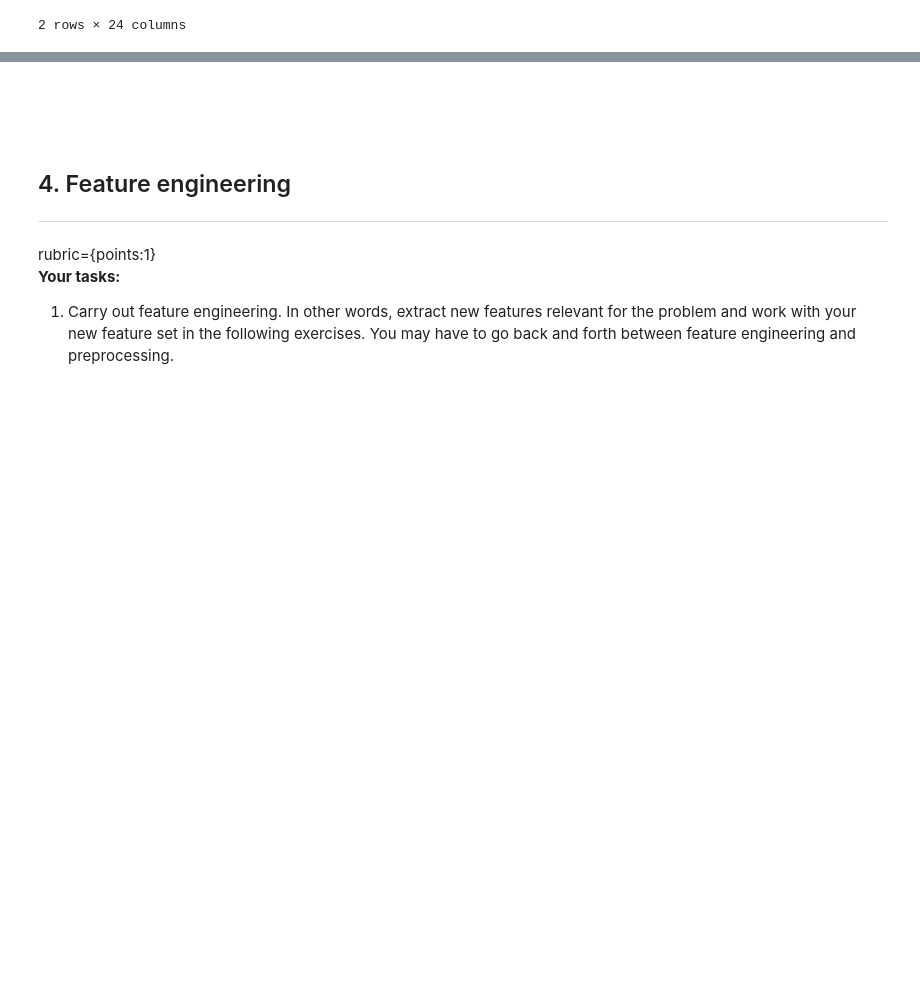
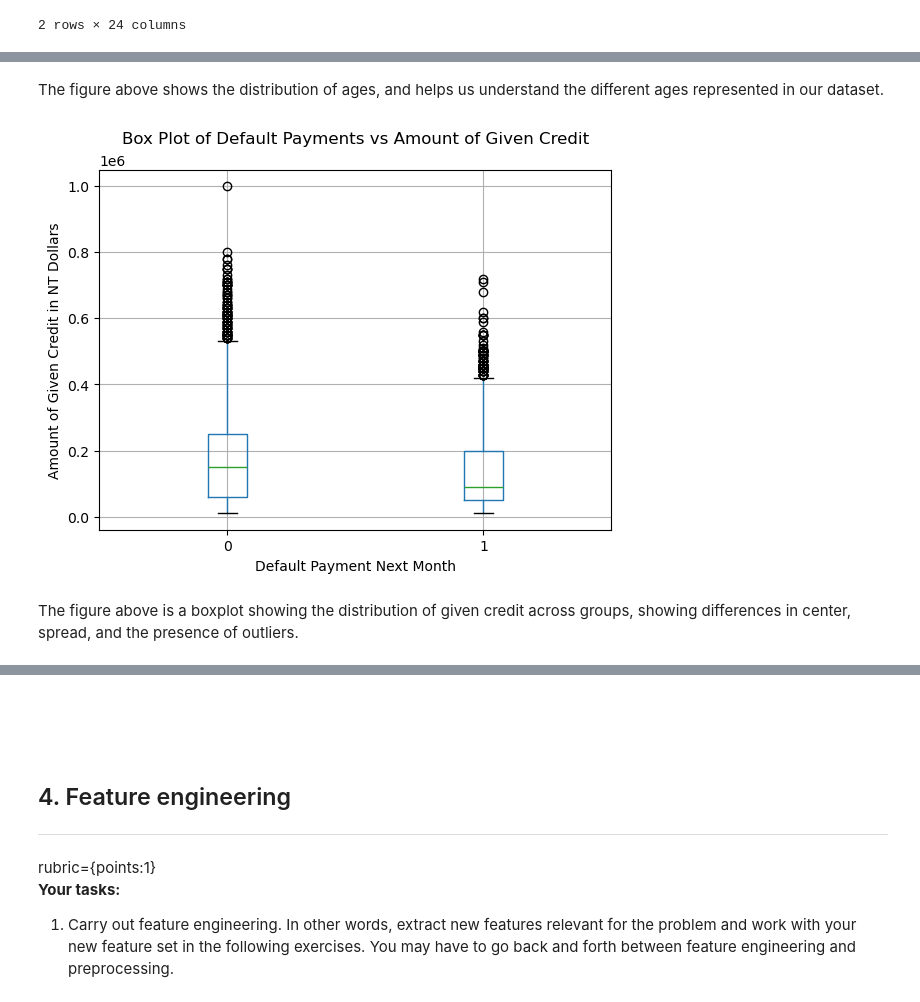
Before and after one commit to miketham24/cpsc330_hw5, a Jupyter notebook: hw5.ipynb, the cells around one changed output, grey strips where cells are left out. Cells and saved outputs as stored; diff of their text form; code cells hidden in the pictures; blank space fills up the shorter version.

```diff
--- a/hw5.ipynb
+++ b/hw5.ipynb
@@ -284,0 +316,13 @@ AttributeError: 'sd' is not a valid function for 'DataFrameGroupBy' object
+# %% [markdown]
+The figure above shows the distribution of ages, and helps us understand the different ages represented in our dataset.
+# %%
+X.boxplot(column='LIMIT_BAL', by='default.payment.next.month')
+plt.suptitle("Box Plot of Default Payments vs Amount of Given Credit")
+plt.title("")
+plt.xlabel("Default Payment Next Month")
+plt.ylabel("Amount of Given Credit in NT Dollars")
+plt.show()
+# %% [output]
+[figure, added]
+# %% [markdown]
+The figure above is a boxplot showing the distribution of given credit across groups, showing differences in center, spread, and the presence of outliers.
```
Also changed, not shown: parts of 38 cells of this notebook.
